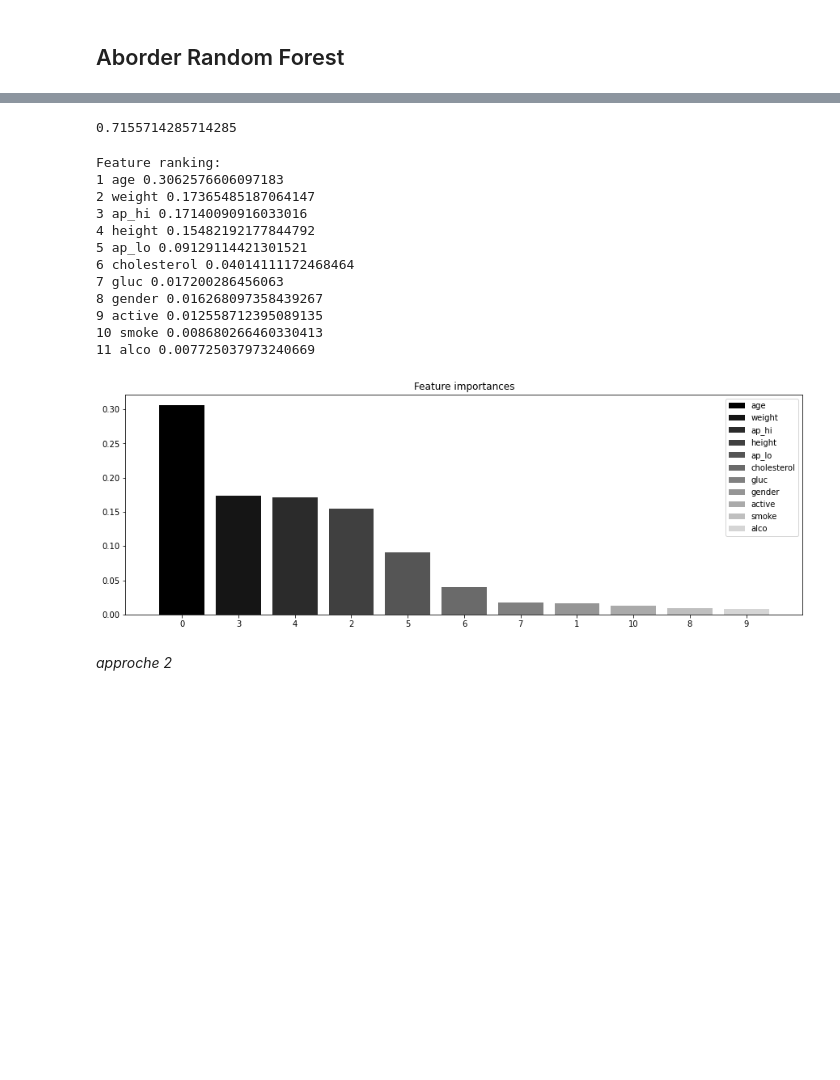
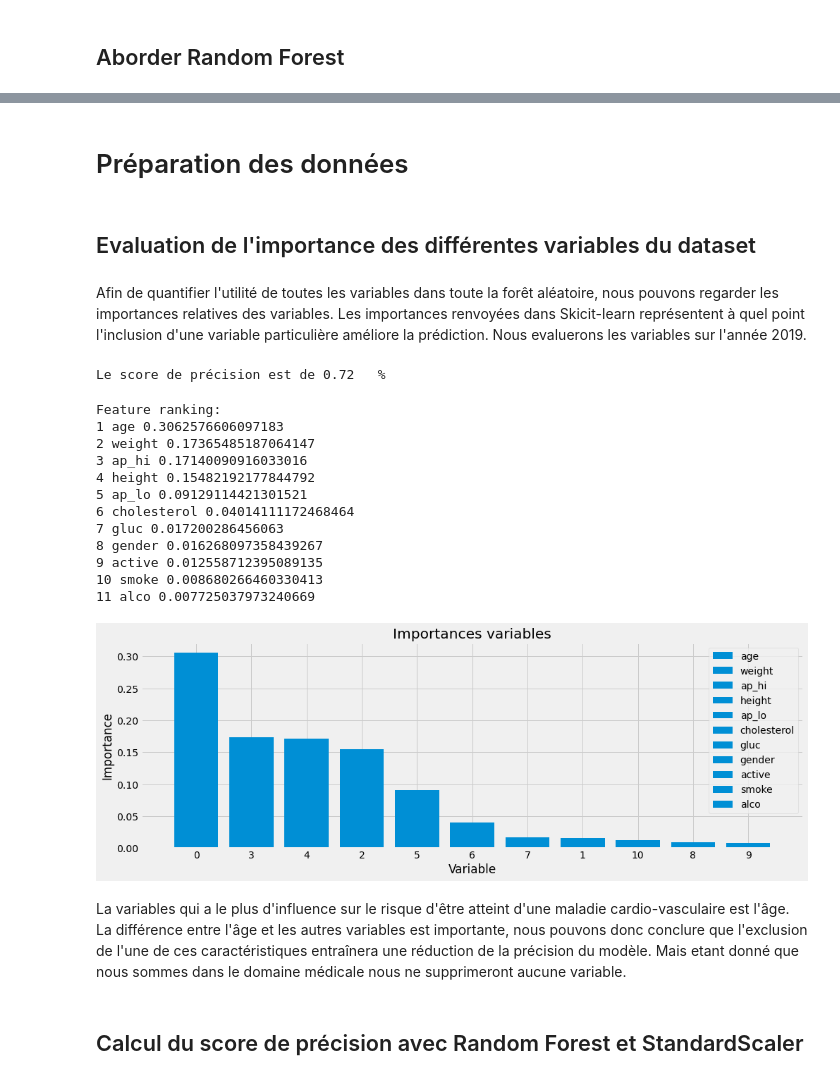
Before and after one commit to fatimaoc/RandomForest_Cardiovascular_diseases, a Jupyter notebook: cardio_classification.ipynb, the cells around one changed output, grey strips where cells are left out. Drawn from its saved outputs; the diff is of its cells as text; code cells hidden in the pictures; blank space fills up the shorter version.

```diff
--- a/cardio_classification.ipynb
+++ b/cardio_classification.ipynb
@@ -71,0 +27,6 @@ Name: cardio, dtype: int64
+# %%
+#lectures des données et affichage des 5 premieres lignes
+data = pd.read_csv('cardio_train.csv', sep=';')
+df = data.copy()
+df = df.drop('id', axis=1)
+df.head()
@@ -171,3 +118,9 @@ Model Test Accuracy = 0.702
+# %% [markdown]
+# Préparation des données
+# %% [markdown]
+## Evaluation de l'importance des différentes variables du dataset
+# %% [markdown]
+Afin de quantifier l'utilité de toutes les variables dans toute la forêt aléatoire, nous pouvons regarder les importances relatives des variables. Les importances renvoyées dans Skicit-learn représentent à quel point l'inclusion d'une variable particulière améliore la prédiction. Nous evaluerons les variables sur l'année 2019.
 # %%
 from sklearn.model_selection import train_test_split
 
@@ -178,48 +131,51 @@ rf.fit(X_train, y_train)
 
 y_pred = rf.predict(X_valid)
 from sklearn.metrics import accuracy_score
-print(accuracy_score(y_valid, y_pred))
+print("Le score de précision est de {:<6.2f}".format(accuracy_score(y_valid, y_pred)),"%")
 # %% [output]
-0.7155714285714285
+Le score de précision est de 0.72   %
 # %%
-features = dict(zip(range(len(df.columns)-1), df.columns[:-1]))
-
 importances = rf.feature_importances_
 
 indices = np.argsort(importances)[::-1]
 
 num_to_plot = max(10, len(df.columns[:-1]))
 feature_indices = [ind for ind in indices[:num_to_plot]]
+print("Feature ranking:")
 
 
-print("Feature ranking:")
+
 
 for f in range(num_to_plot):
     print(f+1, features[feature_indices[f]], importances[indices[f]])
 
 plt.figure(figsize=(15,5))
-plt.title("Feature importances")
+
+plt.style.use ('fivethirtyeight')
 bars = plt.bar(range(num_to_plot),
                importances[indices[:num_to_plot]],
-               color=([str(i/float(num_to_plot+1)) for i in range(num_to_plot)]),
                align="center")
 ticks = plt.xticks(range(num_to_plot),
                    feature_indices)
 plt.xlim([-1, num_to_plot])
 plt.legend(bars, [u''.join(features[i]) for i in feature_indices]);
+plt.ylabel ('Importance'); plt.xlabel ('Variable'),plt.title ('Importances variables');
 # %% [output]
 Feature ranking:
 1 age 0.3062576606097183
 2 weight 0.17365485187064147
 3 ap_hi 0.17140090916033016
 4 height 0.15482192177844792
 5 ap_lo 0.09129114421301521
 6 cholesterol 0.04014111172468464
 7 gluc 0.017200286456063
 8 gender 0.016268097358439267
 9 active 0.012558712395089135
 10 smoke 0.008680266460330413
 11 alco 0.007725037973240669
-[figure, old version]
+[figure, new version]
-# %% [markdown]
-*approche 2*
+# %% [markdown]
+La variables qui a le plus d'influence sur le risque d'être atteint d'une maladie cardio-vasculaire est l'âge.
+La différence entre l'âge et les autres variables est importante, nous pouvons donc conclure que l'exclusion de l'une de ces caractéristiques entraînera une réduction de la précision du modèle. Mais etant donné que nous sommes dans le domaine médicale nous ne supprimeront aucune variable.
+# %% [markdown]
+## Calcul du score de précision avec Random Forest et StandardScaler
```
Also changed, not shown: parts of 55 cells of this notebook.
